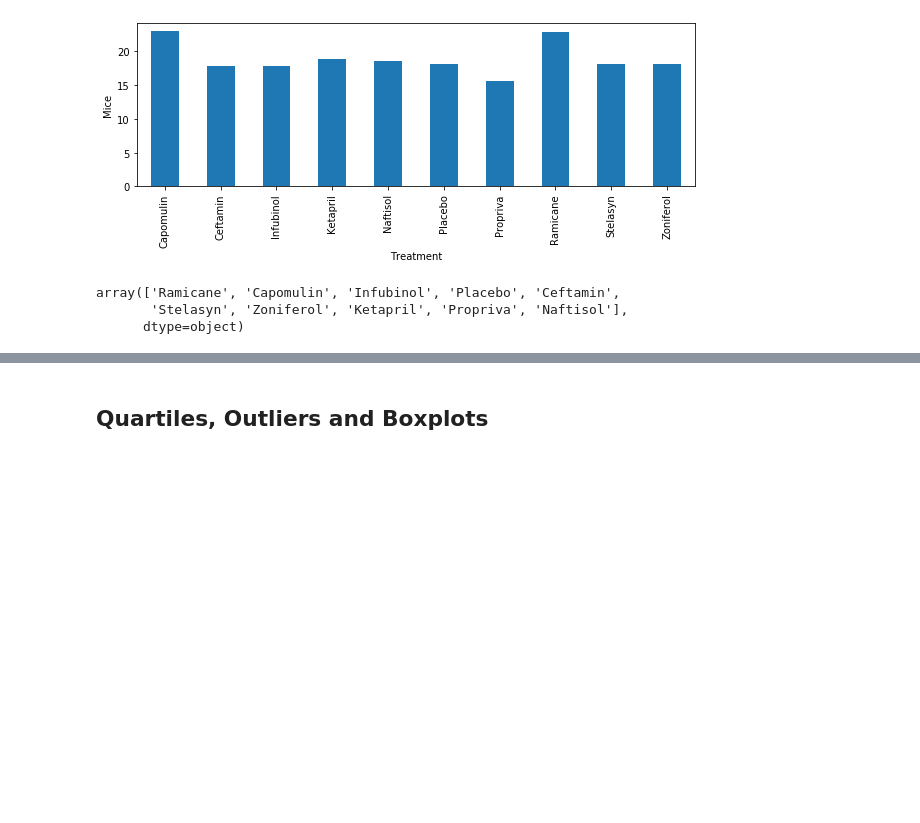
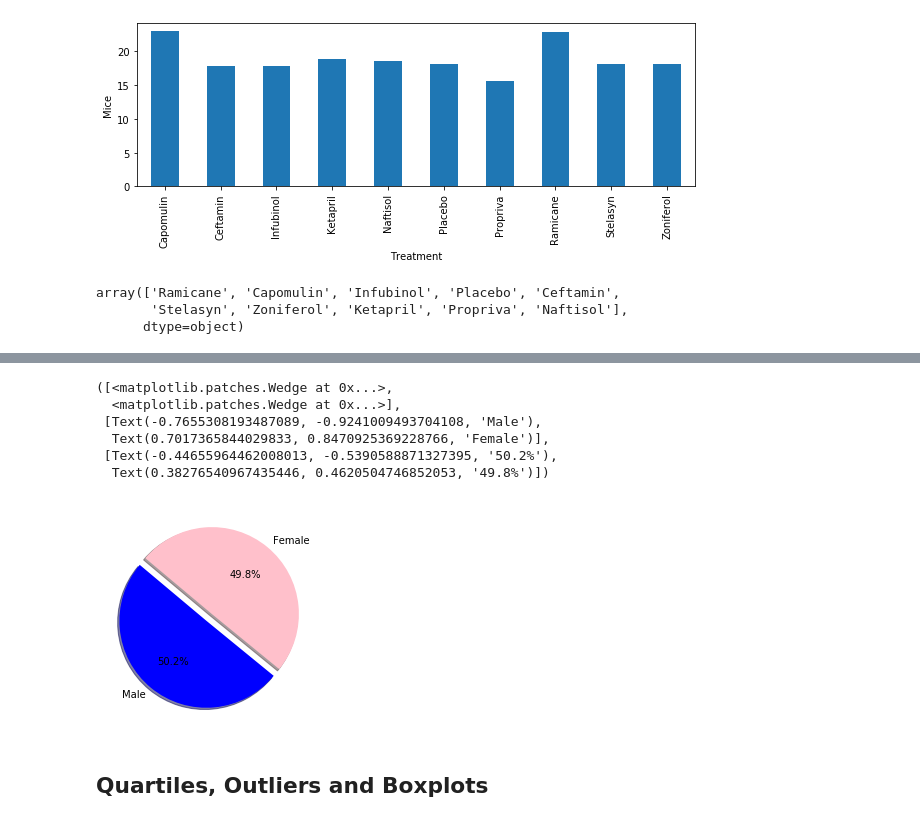
Before and after one commit to DanielDesmondUCD/matplotlib, a Jupyter notebook: Desktop/matplotlibhw/Pymaceuticals/pymaceuticals_starter.ipynb, the cells around one changed output, grey strips where cells are left out. Saved outputs shown, nothing was run; the diff lists cells and outputs as text; code cells hidden in the pictures; blank space fills up the shorter version.

```diff
--- a/Desktop/matplotlibhw/Pymaceuticals/pymaceuticals_starter.ipynb
+++ b/Desktop/matplotlibhw/Pymaceuticals/pymaceuticals_starter.ipynb
@@ -152,3 +188,20 @@ Text(0, 0.5, 'Number of Mice')
+# %%
+labels = ['Male', 'Female']
+sizes = [125,124]
+colors = ['Blue', 'Pink']
+explode = (0.1,0)
+
+matplot = plt.pie(sizes, explode = explode, labels = labels, colors = colors, autopct = '%1.1f%%', shadow = True, startangle = 140)
+
+matplot
+# %% [output]
+([<matplotlib.patches.Wedge at 0x...>,
+  <matplotlib.patches.Wedge at 0x...>],
+ [Text(-0.7655308193487089, -0.9241009493704108, 'Male'),
+  Text(0.7017365844029833, 0.8470925369228766, 'Female')],
+ [Text(-0.44655964462008013, -0.5390588871327395, '50.2%'),
+  Text(0.38276540967435446, 0.4620504746852053, '49.8%')])
+[figure, added]
 # %% [markdown]
 ## Quartiles, Outliers and Boxplots
 # %%
```
Also changed, not shown: parts of 9 cells of this notebook.
